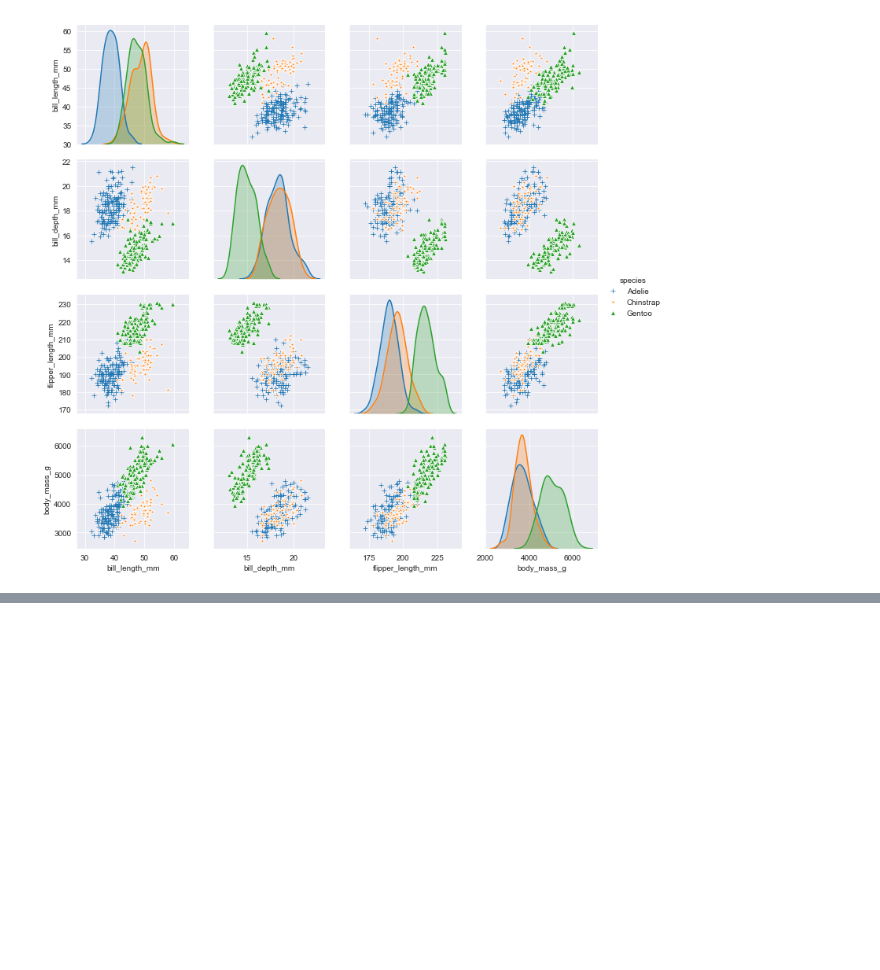
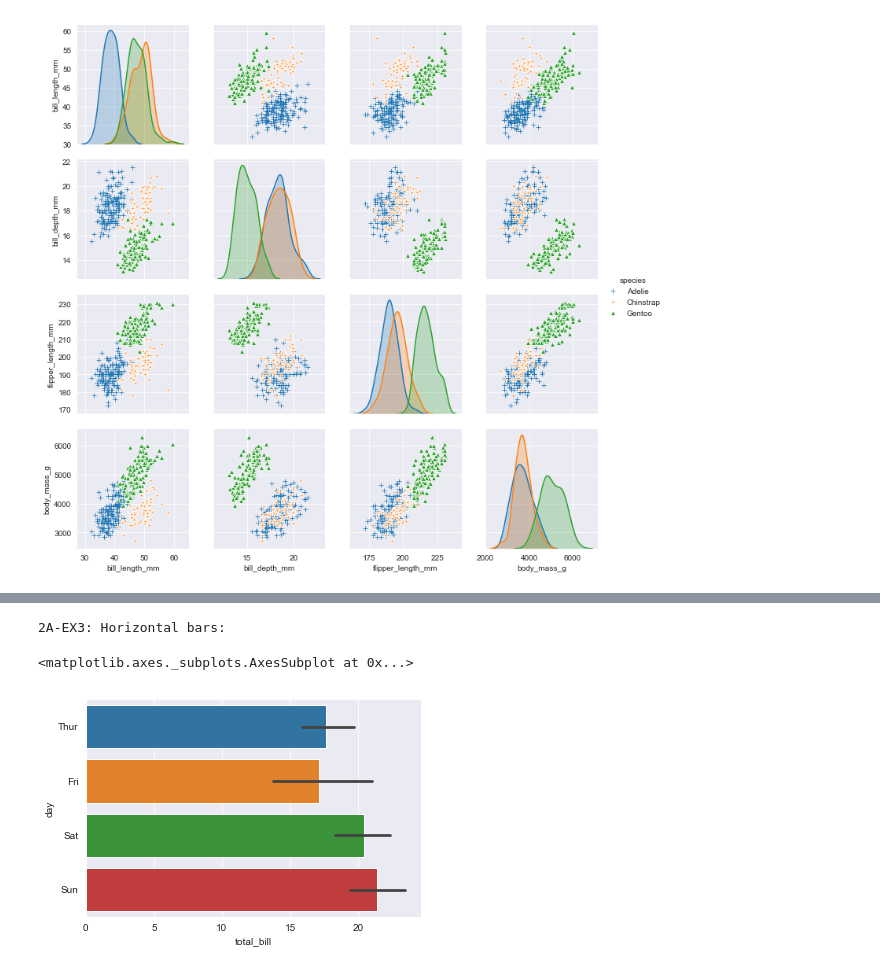
Before and after one commit to surendra-arivappagari/1.DataScience_MachineLearning_with_Python, a Jupyter notebook: 5.Seaborn/Seaborn_Data_Visualization.ipynb, the cells around one changed output, grey strips where cells are left out. Saved outputs shown, nothing was run; the diff lists cells and outputs as text; code cells hidden in the pictures; blank space fills up the shorter version.

```diff
--- a/5.Seaborn/Seaborn_Data_Visualization.ipynb
+++ b/5.Seaborn/Seaborn_Data_Visualization.ipynb
@@ -261,0 +304,8 @@ sns.pairplot(penguins, hue='species', markers=['+', '*', '^'])
+# %%
+print("2A-EX3: Horizontal bars:")
+
+sns.barplot(data=tips, x='total_bill', y='day')
+# %% [output]
+2A-EX3: Horizontal bars:
+<matplotlib.axes._subplots.AxesSubplot at 0x...>
+[figure, added]
```
Also changed, not shown: parts of 13 cells of this notebook.
